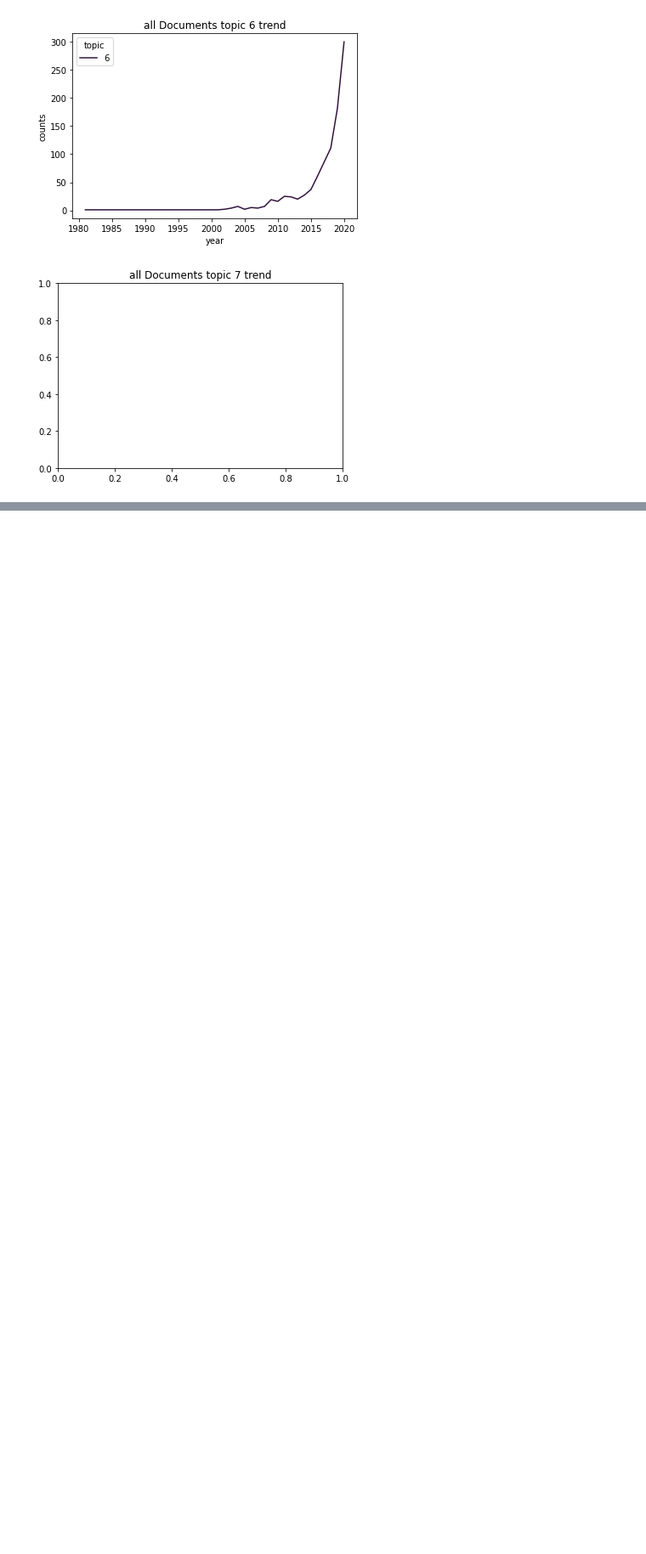
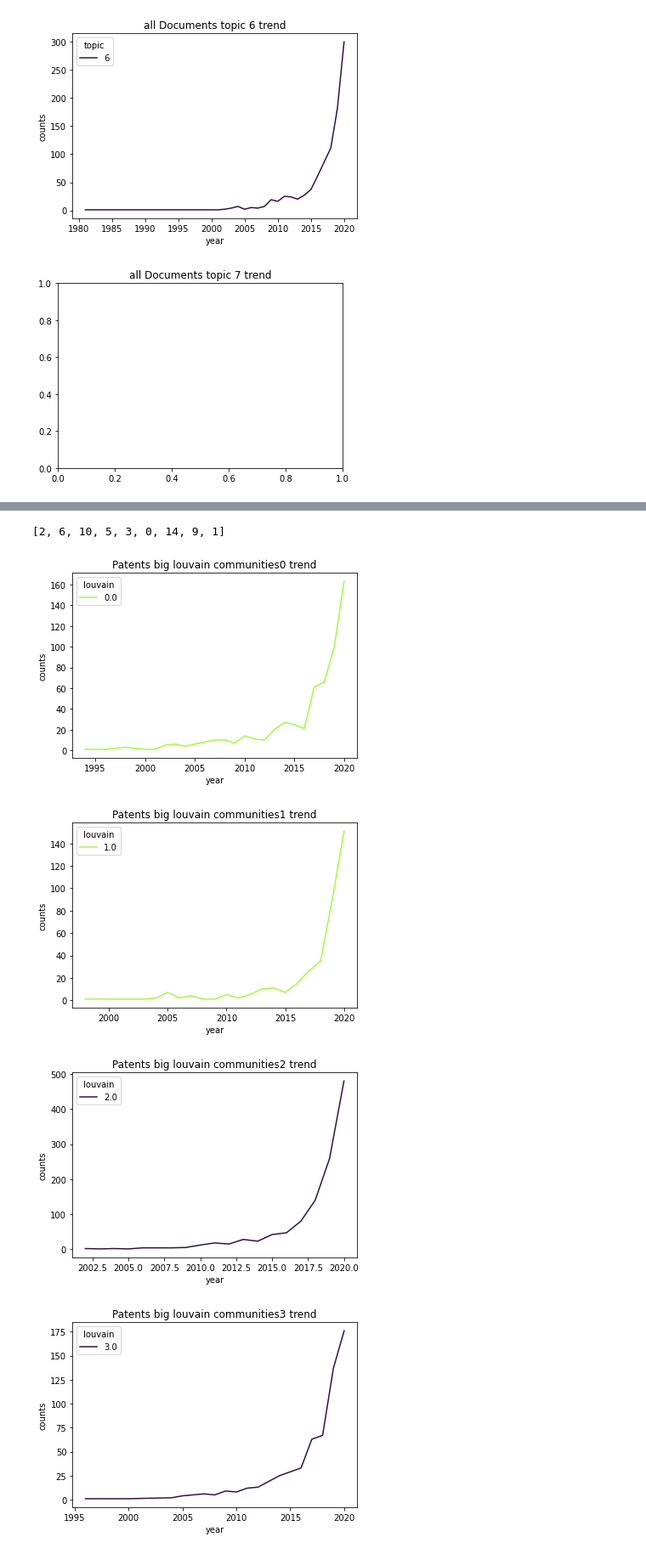
Before and after one commit to carloalbe/SCI-project, a Jupyter notebook: code/Trend analysis.ipynb, the cells around one changed output, grey strips where cells are left out. Shown: that part at 85% size. Drawn from its saved outputs; the diff is of its cells as text; code cells hidden in the pictures; blank space fills up the shorter version.

Commit message:
"louvain communities on patent network"

```diff
--- a/code/Trend analysis.ipynb
+++ b/code/Trend analysis.ipynb
@@ -194,0 +253,5 @@ for i in range(8):
+# %%
+counter=patents.louvain.value_counts()
+for i in counter.keys():
+    if counter[i]<=400: counter.pop(i)
+counter
@@ -194,0 +269,19 @@ for i in range(8):
+# %%
+groups = [int(i) for i in counter.keys()]
+groups
+# %% [output]
+[2, 6, 10, 5, 3, 0, 14, 9, 1]
+# %%
+patentsLouvainCntByYear = patents.groupby(['louvain', 'year']).size().reset_index(name='counts')
+# %%
+patentsLouvainCntByYear = patentsLouvainCntByYear[patentsLouvainCntByYear['year'] != 2021]
+patentsLouvainCntByYear = patentsLouvainCntByYear[patentsLouvainCntByYear['louvain'].isin(groups)]
+# %%
+for i in range(8):
+    plt.figure(i)
+    s=sns.lineplot(data=patentsLouvainCntByYear[patentsLouvainCntByYear['louvain'] == i], x="year", y="counts", hue="louvain", legend="full", palette="turbo").set_title("Patents big louvain communities" + str(i) +" trend")
+# %% [output]
+[figure, added]
+[figure, added]
+[figure, added]
+[figure, added]
```
Also changed, not shown: parts of 6 cells of this notebook, 12 other files.
